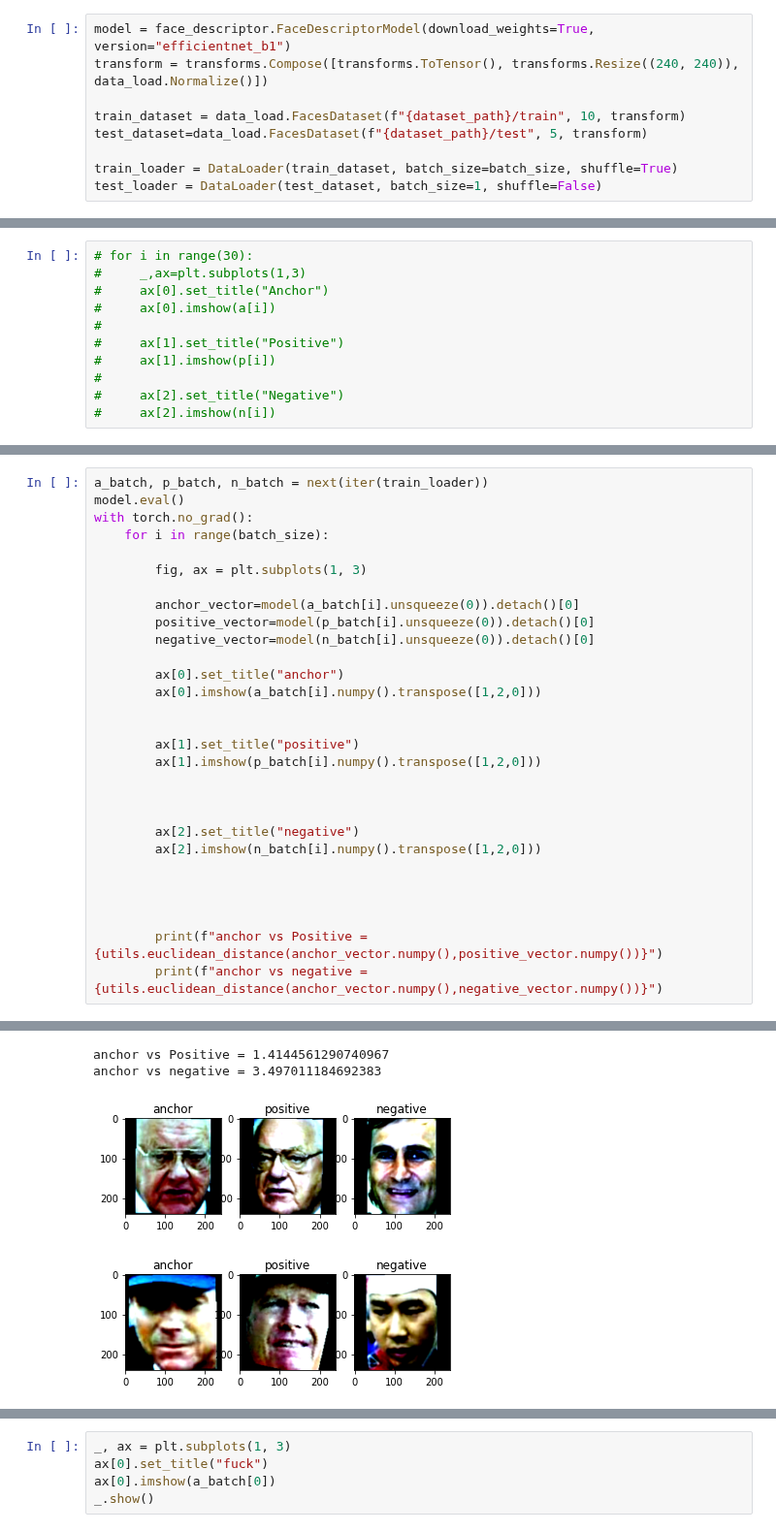
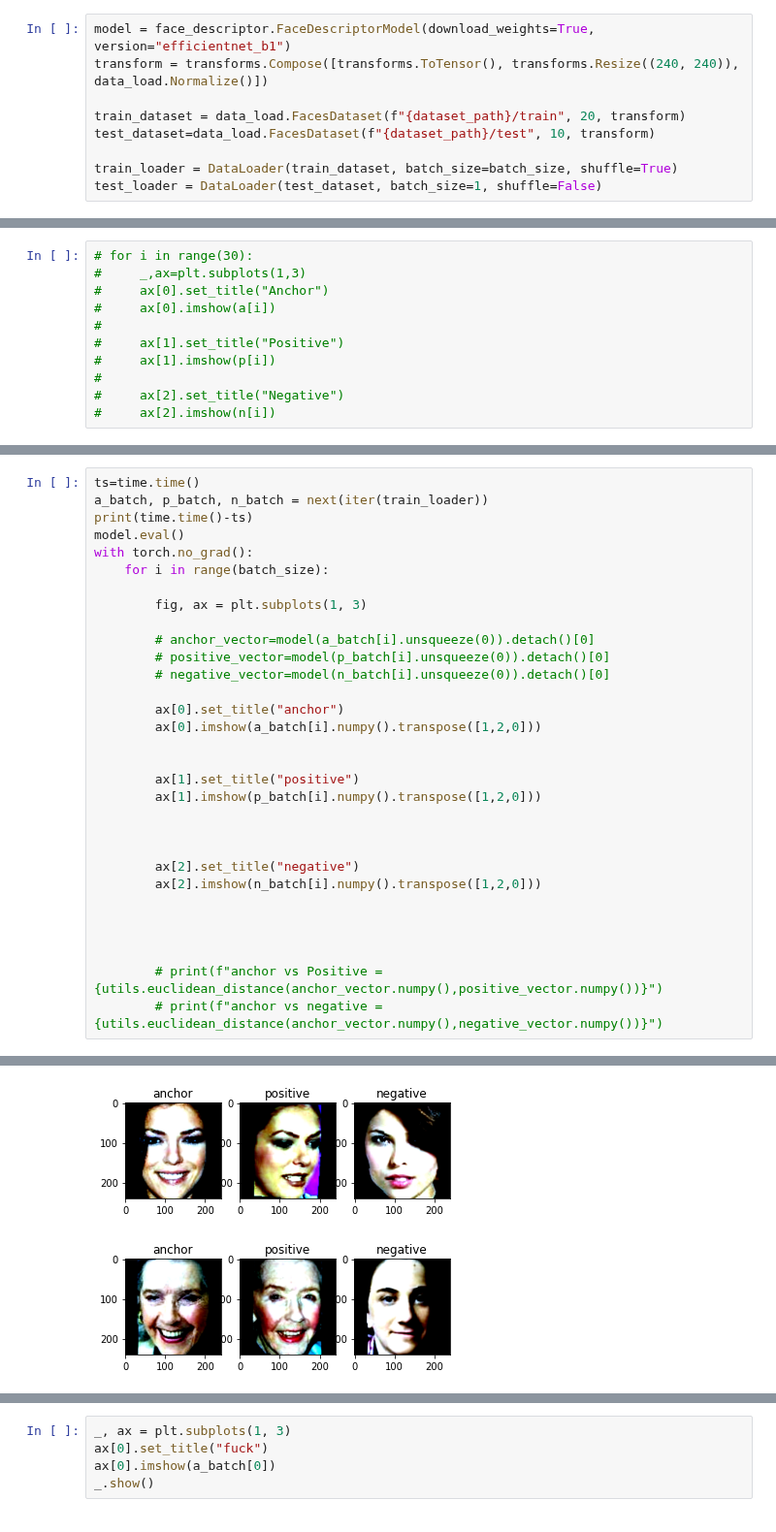
Before and after one commit to ahmedbadr97/conv-facenet, a Jupyter notebook: notebooks/efficent-facenet-train.ipynb, the cells around one changed output, grey strips where cells are left out. Shown at 97% size. Drawn from its saved outputs; the diff is of its cells as text.

```diff
--- a/notebooks/efficent-facenet-train.ipynb
+++ b/notebooks/efficent-facenet-train.ipynb
@@ -15,8 +17,8 @@ stop_n_layers=5
 model = face_descriptor.FaceDescriptorModel(download_weights=True, version="efficientnet_b1")
 transform = transforms.Compose([transforms.ToTensor(), transforms.Resize((240, 240)), data_load.Normalize()])
 
-train_dataset = data_load.FacesDataset(f"{dataset_path}/train", 10, transform)
-test_dataset=data_load.FacesDataset(f"{dataset_path}/test", 5, transform)
+train_dataset = data_load.FacesDataset(f"{dataset_path}/train", 20, transform)
+test_dataset=data_load.FacesDataset(f"{dataset_path}/test", 10, transform)
 
 train_loader = DataLoader(train_dataset, batch_size=batch_size, shuffle=True)
 test_loader = DataLoader(test_dataset, batch_size=1, shuffle=False)
@@ -50,16 +53,18 @@ x.unsqueeze(1)
 tensor([[1],
         [2]])
 # %%
+ts=time.time()
 a_batch, p_batch, n_batch = next(iter(train_loader))
+print(time.time()-ts)
 model.eval()
 with torch.no_grad():
     for i in range(batch_size):
 
         fig, ax = plt.subplots(1, 3)
 
-        anchor_vector=model(a_batch[i].unsqueeze(0)).detach()[0]
-        positive_vector=model(p_batch[i].unsqueeze(0)).detach()[0]
-        negative_vector=model(n_batch[i].unsqueeze(0)).detach()[0]
+        # anchor_vector=model(a_batch[i].unsqueeze(0)).detach()[0]
+        # positive_vector=model(p_batch[i].unsqueeze(0)).detach()[0]
+        # negative_vector=model(n_batch[i].unsqueeze(0)).detach()[0]
 
         ax[0].set_title("anchor")
         ax[0].imshow(a_batch[i].numpy().transpose([1,2,0]))
@@ -76,6 +81,6 @@ with torch.no_grad():
 
 
 
-        print(f"anchor vs Positive = {utils.euclidean_distance(anchor_vector.numpy(),positive_vector.numpy())}")
-        print(f"anchor vs negative = {utils.euclidean_distance(anchor_vector.numpy(),negative_vector.numpy())}")
+        # print(f"anchor vs Positive = {utils.euclidean_distance(anchor_vector.numpy(),positive_vector.numpy())}")
+        # print(f"anchor vs negative = {utils.euclidean_distance(anchor_vector.numpy(),negative_vector.numpy())}")
 # %% [output]
@@ -100,4 +100,2 @@ Clipping input data to the valid range for imshow with RGB data ([0..1] for floa
-anchor vs Positive = 1.4144561290740967
-anchor vs negative = 3.497011184692383
-[figure, old version]
+[figure, new version]
-[figure, old version]
+[figure, new version]
```
Also changed, not shown: parts of 5 cells of this notebook, 3 other files.
